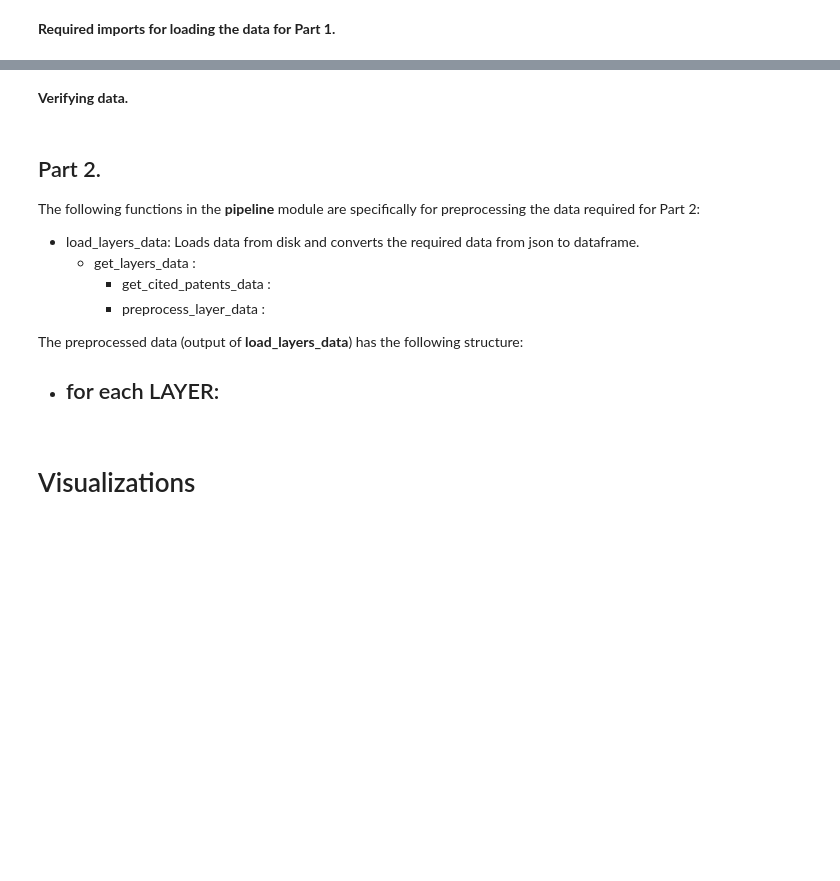
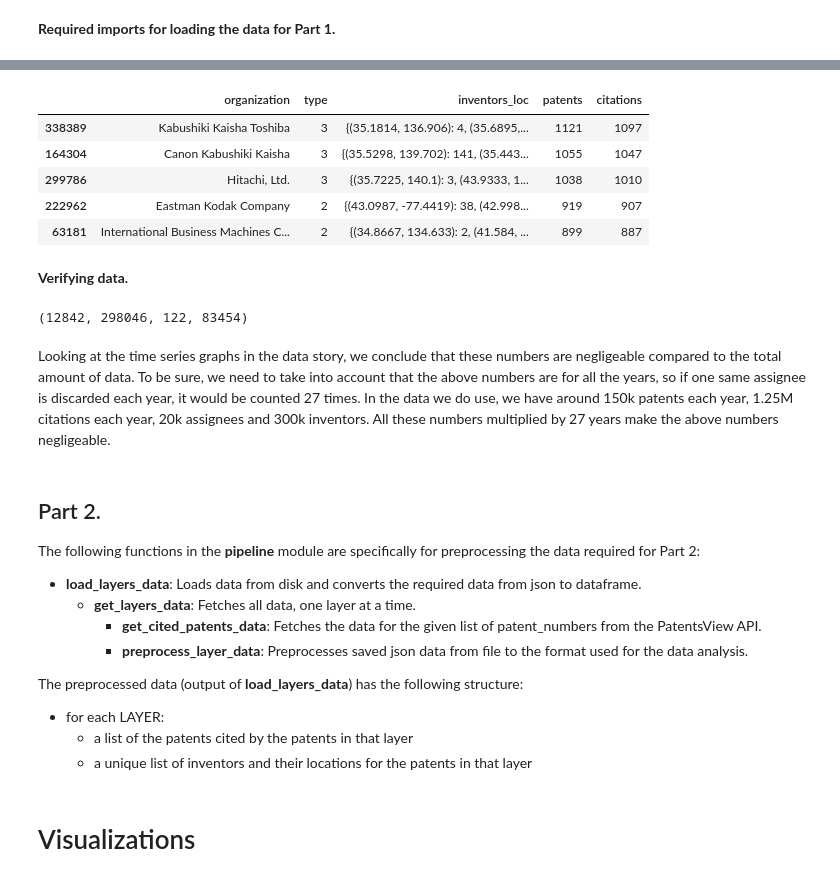
Before and after one commit to cmdavid-epfl/Project, a Jupyter notebook: Methodology.ipynb, the cells around one changed output, grey strips where cells are left out. Drawn from its saved outputs; the diff is of its cells as text; code cells hidden in the pictures; blank space fills up the shorter version.

```diff
--- a/Methodology.ipynb
+++ b/Methodology.ipynb
@@ -197,3 +222,12 @@ full_year_data.keys()
+# %%
+full_year_data['1990']['assignees'].sort_values(by='patents', ascending=False).head()
+# %% [output]
+|  | organization | type | inventors_loc | patents | citations |
+| 338389 | Kabushiki Kaisha Toshiba | 3 | {(35.1814, 136.906): 4, (35.6895,... | 1121 | 1097 |
+| 164304 | Canon Kabushiki Kaisha | 3 | {(35.5298, 139.702): 141, (35.443... | 1055 | 1047 |
+| 299786 | Hitachi, Ltd. | 3 | {(35.7225, 140.1): 3, (43.9333, 1... | 1038 | 1010 |
+| 222962 | Eastman Kodak Company | 2 | {(43.0987, -77.4419): 38, (42.998... | 919 | 907 |
+| 63181 | International Business Machines C... | 2 | {(34.8667, 134.633): 2, (41.584, ... | 899 | 887 |
 # %% [markdown]
 **Verifying data.**
 # %%
@@ -207,15 +245,22 @@ for year in year_range:
+# %%
+discarded_patents, discarded_citations, discarded_assignees, discarded_inventors
+# %% [output]
+(12842, 298046, 122, 83454)
+# %% [markdown]
+Looking at the time series graphs in the data story, we conclude that these numbers are negligeable compared to the total amount of data. To be sure, we need to take into account that the above numbers are for all the years, so if one same assignee is discarded each year, it would be counted 27 times. In the data we do use, we have around 150k patents each year, 1.25M citations each year, 20k assignees and 300k inventors. All these numbers multiplied by 27 years make the above numbers negligeable.
 # %% [markdown]
 ## Part 2.
 
 The following functions in the **pipeline** module are specifically for preprocessing the data required for Part 2:
-- load_layers_data: Loads data from disk and converts the required data from json to dataframe.
-  - get_layers_data :
-    - get_cited_patents_data :
-    - preprocess_layer_data :
+- **load_layers_data**: Loads data from disk and converts the required data from json to dataframe.
+  - **get_layers_data**: Fetches all data, one layer at a time.
+    - **get_cited_patents_data**: Fetches the data for the given list of patent_numbers from the PatentsView API.
+    - **preprocess_layer_data**: Preprocesses saved json data from file to the format used for the data analysis.
 
 The preprocessed data (output of **load_layers_data**) has the following structure:
 - for each LAYER:
-  -
+  - a list of the patents cited by the patents in that layer
+  - a unique list of inventors and their locations for the patents in that layer
 # %%
 from pipeline import load_layers_data
 # %%
```
Also changed, not shown: parts of 27 cells of this notebook, 3 other files.
